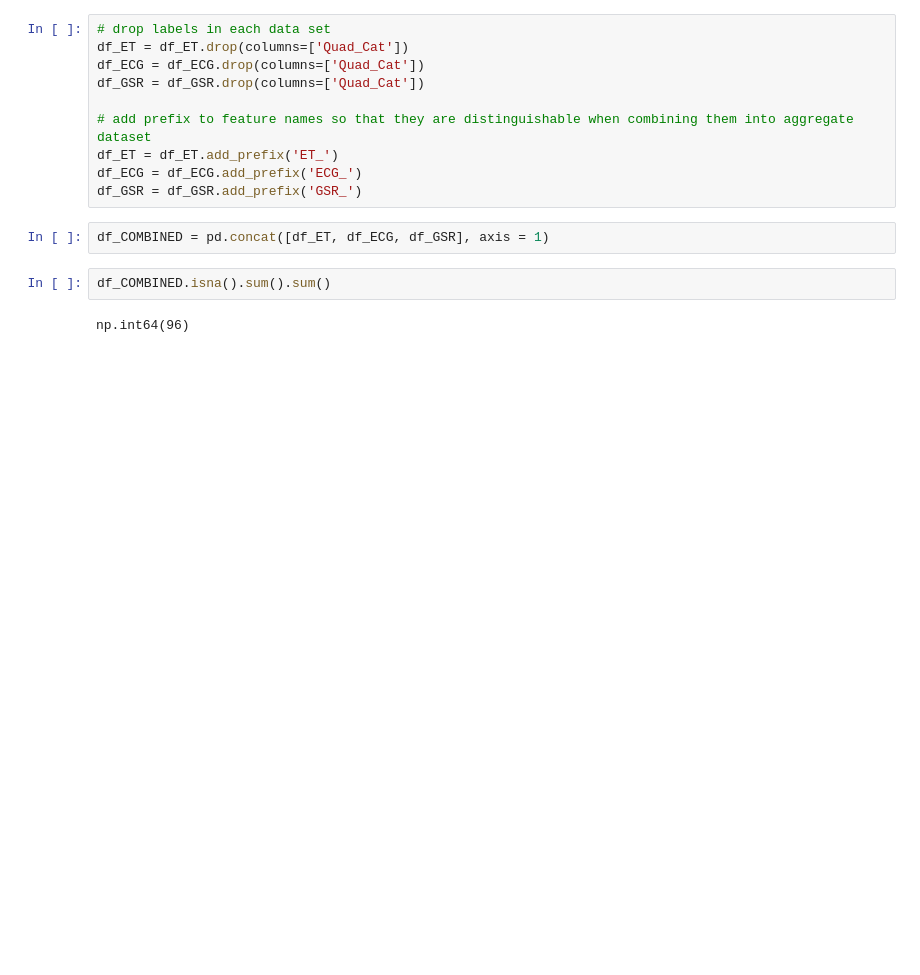
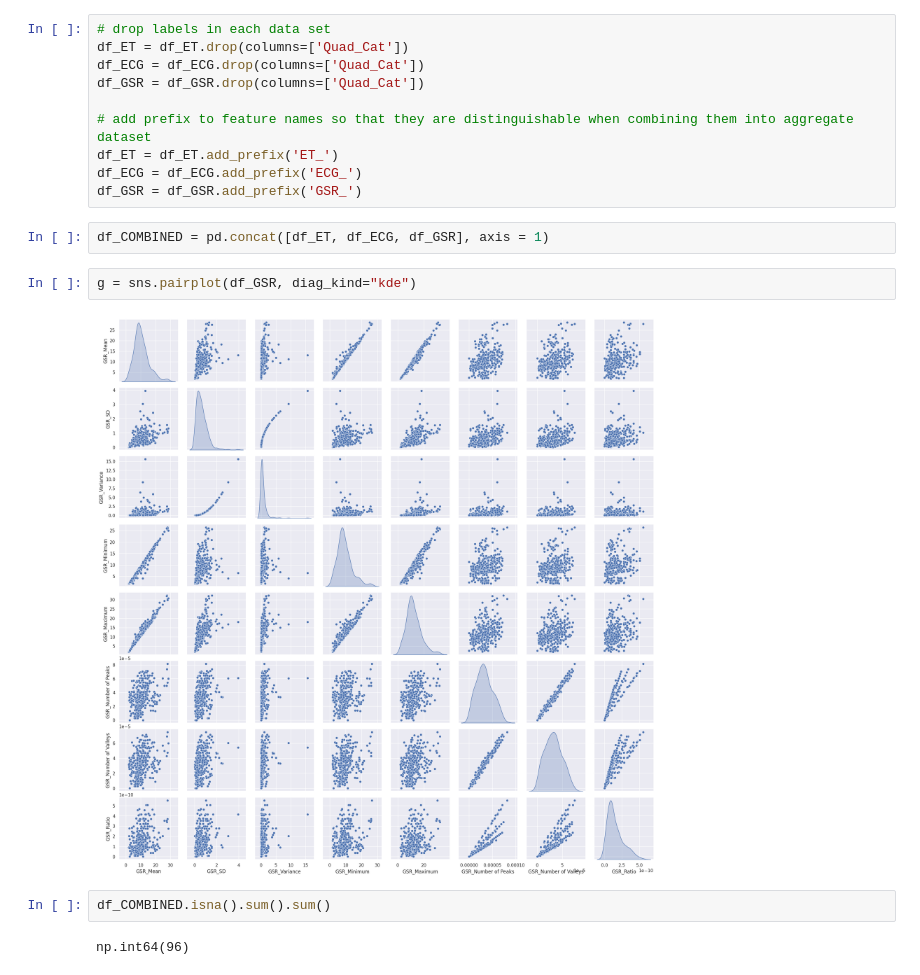
Before and after one commit to BlueJayVRStudio/CSCA5622_project, a Jupyter notebook: SupervisedLearningProject.ipynb, the cells around one changed output. Saved outputs shown, nothing was run; the diff lists cells and outputs as text; blank space fills up the shorter version.

```diff
--- a/SupervisedLearningProject.ipynb
+++ b/SupervisedLearningProject.ipynb
@@ -54,6 +124,10 @@ df_ECG = df_ECG.add_prefix('ECG_')
 df_GSR = df_GSR.add_prefix('GSR_')
 # %%
 df_COMBINED = pd.concat([df_ET, df_ECG, df_GSR], axis = 1)
+# %%
+g = sns.pairplot(df_GSR, diag_kind="kde")
+# %% [output]
+[figure, added]
 # %%
 df_COMBINED.isna().sum().sum()
 # %% [output]
```
Also changed, not shown: parts of 8 cells of this notebook.
